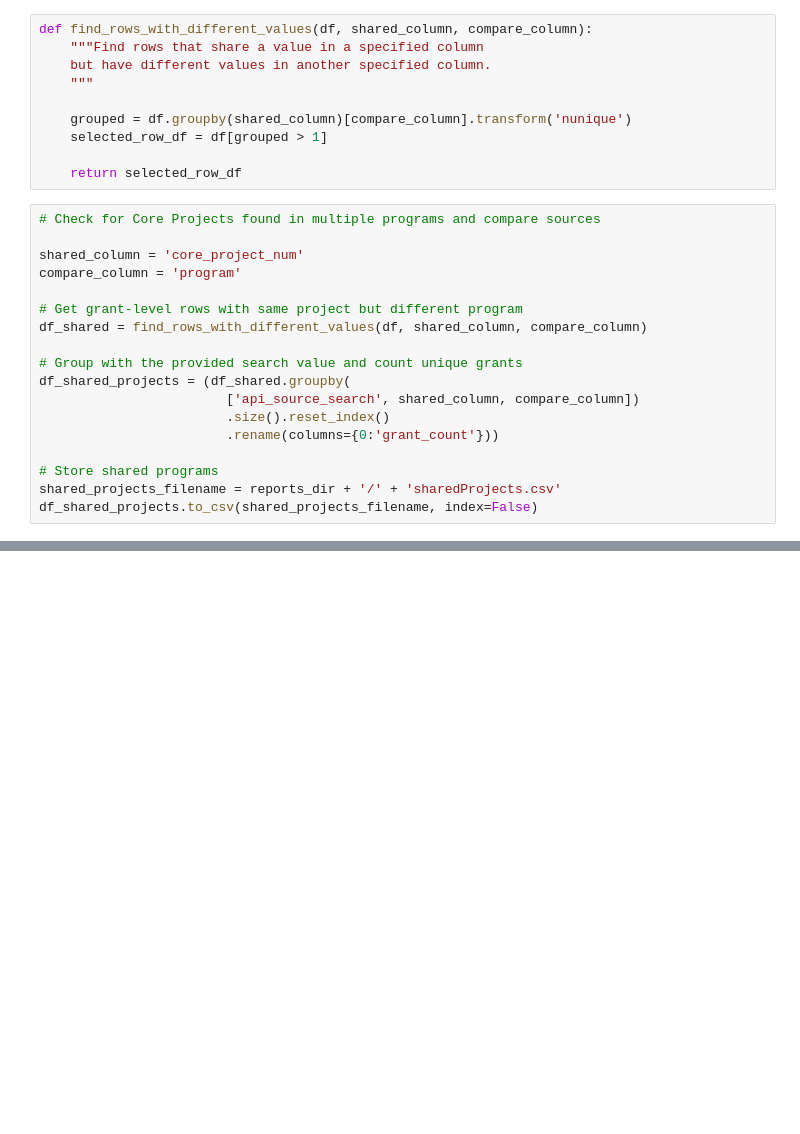
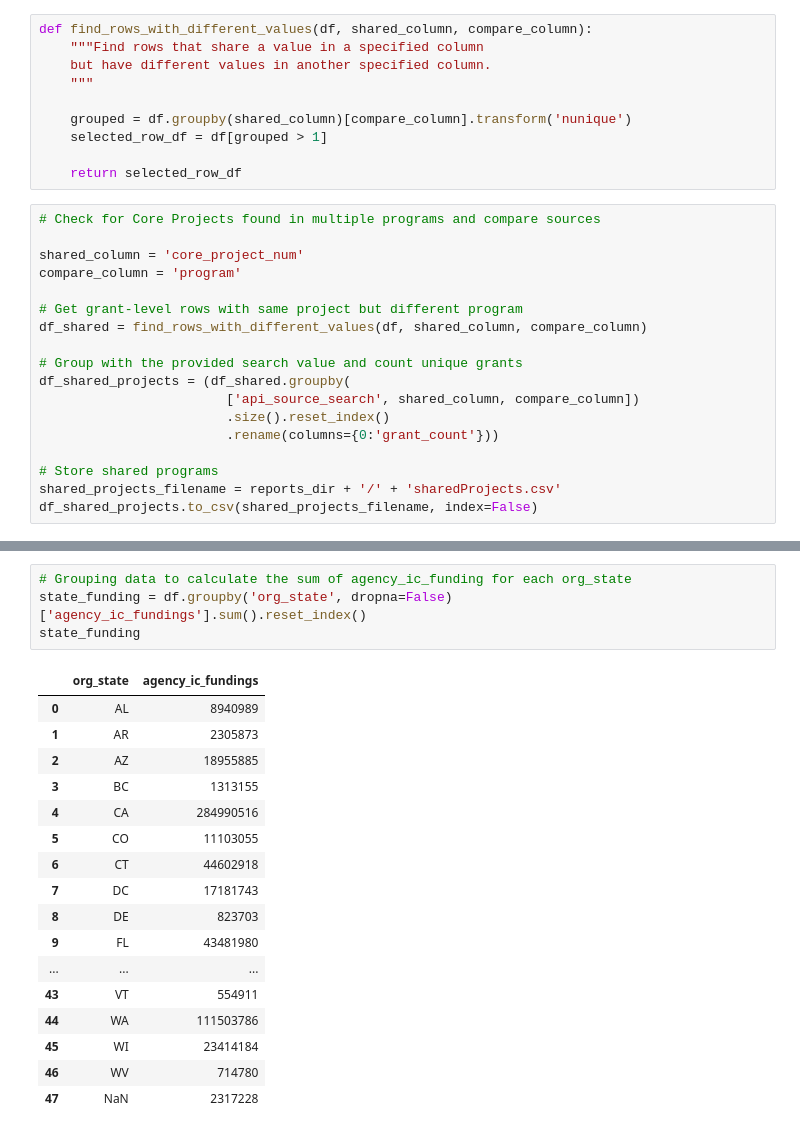
Before and after one commit to CBIIT/INS-Data, a Jupyter notebook: notebooks/03_summary_stats.ipynb, the cells around one changed output, grey strips where cells are left out. Cells and saved outputs as stored; diff of their text form; blank space fills up the shorter version.

```diff
--- a/notebooks/03_summary_stats.ipynb
+++ b/notebooks/03_summary_stats.ipynb
@@ -302,0 +338,22 @@ df_shared.groupby([shared_column, compare_column]).size().reset_index().rename(c
+# %%
+# Grouping data to calculate the sum of agency_ic_funding for each org_state
+state_funding = df.groupby('org_state', dropna=False)['agency_ic_fundings'].sum().reset_index()
+state_funding
+# %% [output]
+|  | org_state | agency_ic_fundings |
+| 0 | AL | 8940989 |
+| 1 | AR | 2305873 |
+| 2 | AZ | 18955885 |
+| 3 | BC | 1313155 |
+| 4 | CA | 284990516 |
+| 5 | CO | 11103055 |
+| 6 | CT | 44602918 |
+| 7 | DC | 17181743 |
+| 8 | DE | 823703 |
+| 9 | FL | 43481980 |
+| ... | ... | ... |
+| 43 | VT | 554911 |
+| 44 | WA | 111503786 |
+| 45 | WI | 23414184 |
+| 46 | WV | 714780 |
+| 47 | NaN | 2317228 |
```
Also changed, not shown: parts of 12 cells of this notebook.
